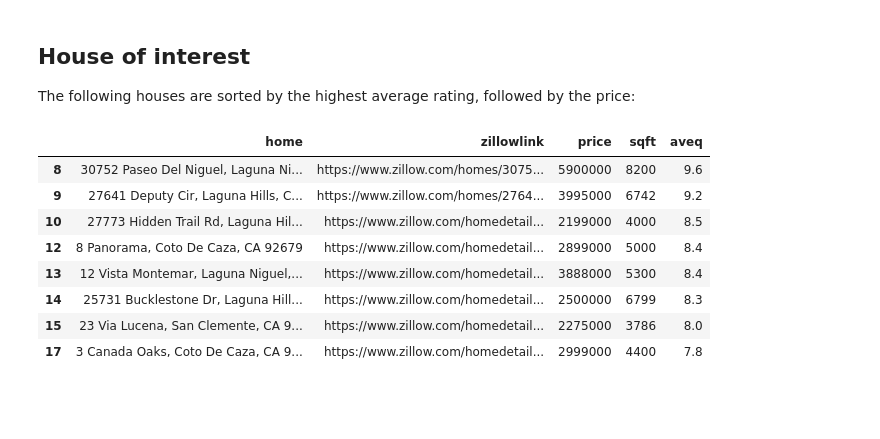
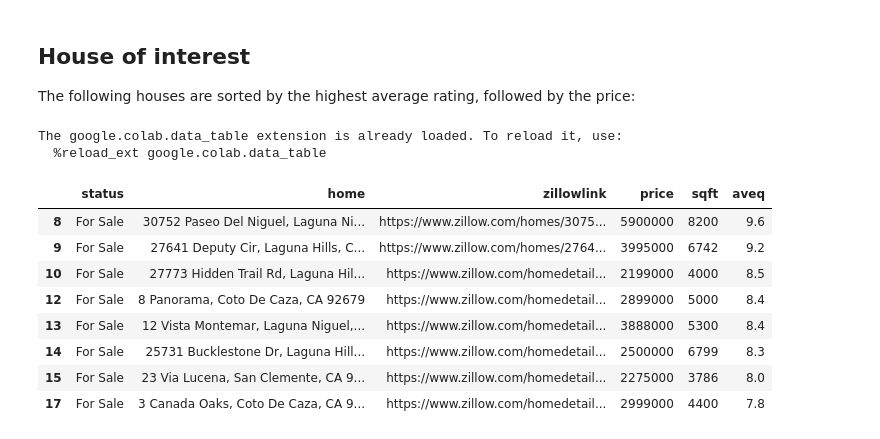
Before and after one commit to dylanwalker/thoughts, a Jupyter notebook: _notebooks/2022-01-02-HouseSearch2021.ipynb, the cells around one changed output. Drawn from its saved outputs; the diff is of its cells as text; code cells hidden in the pictures; blank space fills up the shorter version.

```diff
--- a/_notebooks/2022-01-02-HouseSearch2021.ipynb
+++ b/_notebooks/2022-01-02-HouseSearch2021.ipynb
@@ -233,16 +241,19 @@ fig.show()
 The following houses are sorted by the highest average rating, followed by the price:
 # %%
 #hide_input
+%load_ext google.colab.data_table
 # Filter only For Sale with high ratings
 
-hdf.loc[(hdf.status=="For Sale")&(hdf.aveq>7),["home","zillowlink","price","sqft","aveq"]]
+hdf.loc[(hdf.status=="For Sale")&(hdf.aveq>7),["status","home","zillowlink","price","sqft","aveq"]]
 # %% [output]
+The google.colab.data_table extension is already loaded. To reload it, use:
+  %reload_ext google.colab.data_table
-|  | home | zillowlink | price | sqft | aveq |
-| 8 | 30752 Paseo Del Niguel, Laguna Ni... | https://www.zillow.com/homes/3075... | 5900000 | 8200 | 9.6 |
-| 9 | 27641 Deputy Cir, Laguna Hills, C... | https://www.zillow.com/homes/2764... | 3995000 | 6742 | 9.2 |
-| 10 | 27773 Hidden Trail Rd, Laguna Hil... | https://www.zillow.com/homedetail... | 2199000 | 4000 | 8.5 |
-| 12 | 8 Panorama, Coto De Caza, CA 92679 | https://www.zillow.com/homedetail... | 2899000 | 5000 | 8.4 |
-| 13 | 12 Vista Montemar, Laguna Niguel,... | https://www.zillow.com/homedetail... | 3888000 | 5300 | 8.4 |
-| 14 | 25731 Bucklestone Dr, Laguna Hill... | https://www.zillow.com/homedetail... | 2500000 | 6799 | 8.3 |
-| 15 | 23 Via Lucena, San Clemente, CA 9... | https://www.zillow.com/homedetail... | 2275000 | 3786 | 8.0 |
-| 17 | 3 Canada Oaks, Coto De Caza, CA 9... | https://www.zillow.com/homedetail... | 2999000 | 4400 | 7.8 |
+|  | status | home | zillowlink | price | sqft | aveq |
+| 8 | For Sale | 30752 Paseo Del Niguel, Laguna Ni... | https://www.zillow.com/homes/3075... | 5900000 | 8200 | 9.6 |
+| 9 | For Sale | 27641 Deputy Cir, Laguna Hills, C... | https://www.zillow.com/homes/2764... | 3995000 | 6742 | 9.2 |
+| 10 | For Sale | 27773 Hidden Trail Rd, Laguna Hil... | https://www.zillow.com/homedetail... | 2199000 | 4000 | 8.5 |
+| 12 | For Sale | 8 Panorama, Coto De Caza, CA 92679 | https://www.zillow.com/homedetail... | 2899000 | 5000 | 8.4 |
+| 13 | For Sale | 12 Vista Montemar, Laguna Niguel,... | https://www.zillow.com/homedetail... | 3888000 | 5300 | 8.4 |
+| 14 | For Sale | 25731 Bucklestone Dr, Laguna Hill... | https://www.zillow.com/homedetail... | 2500000 | 6799 | 8.3 |
+| 15 | For Sale | 23 Via Lucena, San Clemente, CA 9... | https://www.zillow.com/homedetail... | 2275000 | 3786 | 8.0 |
+| 17 | For Sale | 3 Canada Oaks, Coto De Caza, CA 9... | https://www.zillow.com/homedetail... | 2999000 | 4400 | 7.8 |
```
Also changed, not shown: parts of 7 cells of this notebook.
